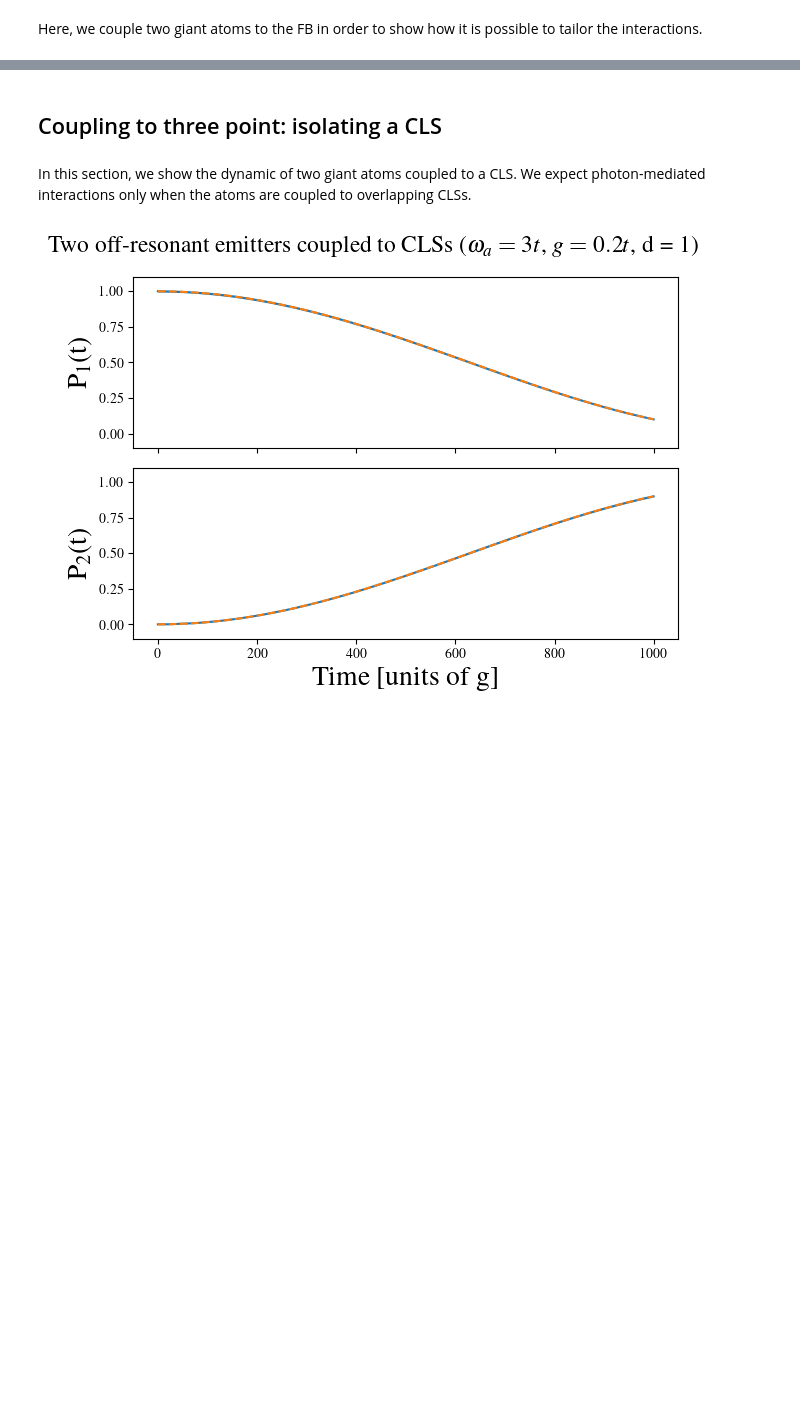
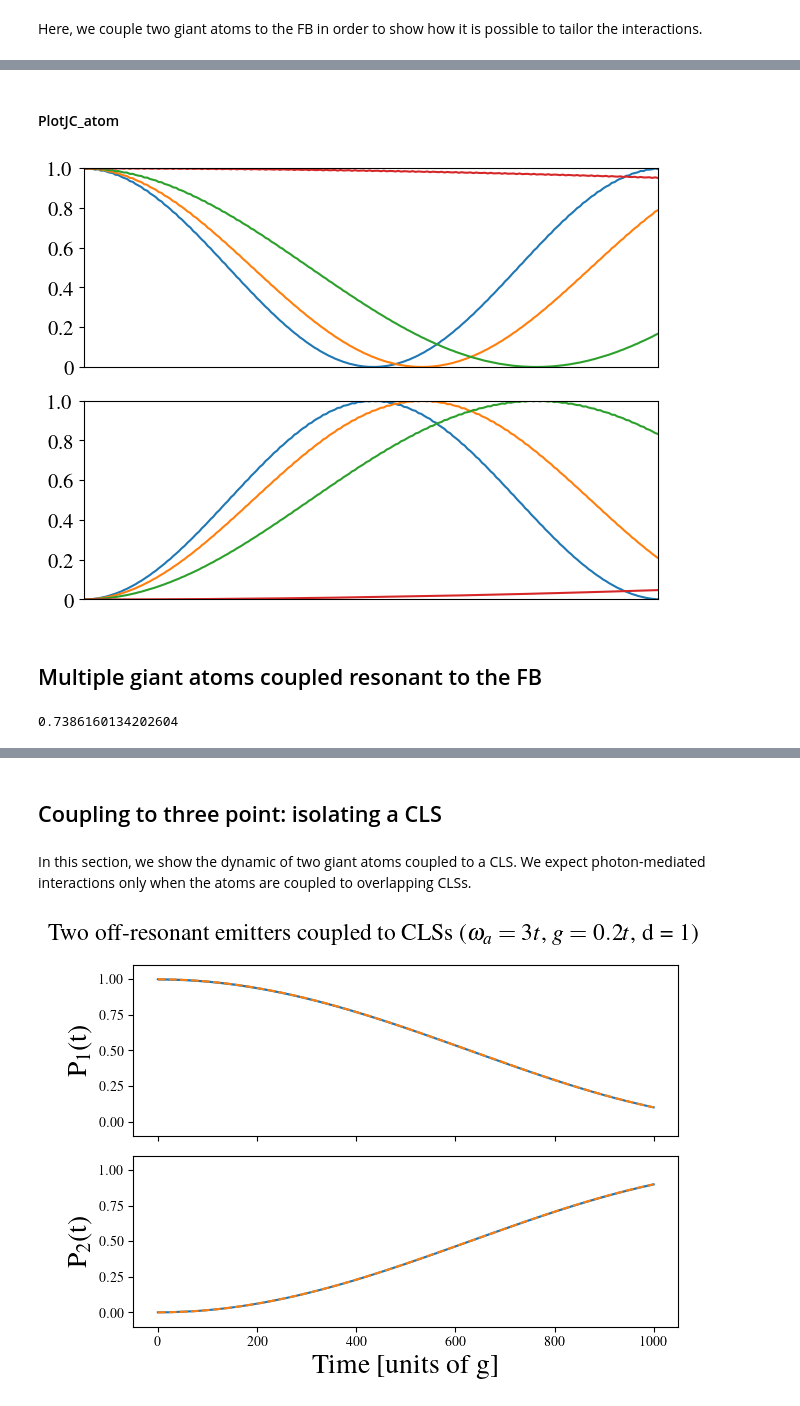
Before and after one commit to enrico0014/QOptics_FB, a Jupyter notebook: sawtooth/ST_emitter.ipynb, the cells around one changed output, grey strips where cells are left out. Drawn from its saved outputs; the diff is of its cells as text; code cells hidden in the pictures; blank space fills up the shorter version.

```diff
--- a/sawtooth/ST_emitter.ipynb
+++ b/sawtooth/ST_emitter.ipynb
@@ -674,0 +671,2 @@ plt.show()
+# %%
+popp.append(pop*np.conjugate(pop))
@@ -674,0 +677,34 @@ plt.show()
+# %% [markdown]
+#### PlotJC_atom
+# %%
+fig, ax = plt.subplots(nrows=2,ncols=1,sharex=True,tight_layout=1)
+
+#plt.suptitle(r"Time evolution of two off-resonant emitters"+"\n"+r"($\omega_a = 4t$, $g=0.05t$, $d=4$)",fontsize=20)
+
+for i in [0,1,2,3]:
+    pp = popp[i][0]
+    ax[0].plot(t,pp)
+    #ax[0].plot(t,np.cos(g1[i]*t)**2, ls = "--", label=f"$\ell = {ll[i]:d}$")
+
+    pp = popp[i][1]
+    ax[1].plot(t,pp)
+    #ax[1].plot(t,np.sin(g1[i]*t)**2, ls = "--", label=f"$\ell = {ll[i]:d}$")
+
+
+#ax[0].set_ylabel(r"P$_1$(t)",fontsize=20)
+#ax[1].set_ylabel(r"P$_2$(t)",fontsize=20)
+#ax[1].set_xlabel("Time",fontsize=20)
+
+ax[0].set_ylim(0,1)
+ax[1].set_ylim(0,1)
+ax[0].set_xlim(0,2000)
+ax[0].set_xticks([])
+ax[0].set_yticks([0,0.2,0.4,0.6,0.8,1.0],[0,0.2,0.4,0.6,0.8,1.0],fontsize=15)
+ax[1].set_yticks([0,0.2,0.4,0.6,0.8,1.0],[0,0.2,0.4,0.6,0.8,1.0],fontsize=15)
+
+#plt.savefig("giant/comp_l.png")
+plt.show()
+# %% [output]
+[figure, added]
+# %% [markdown]
+## Multiple giant atoms coupled resonant to the FB
@@ -674,0 +749,4 @@ plt.show()
+# %%
+1/c
+# %% [output]
+0.7386160134202604
```
Also changed, not shown: parts of 27 cells of this notebook, 4 other files.
